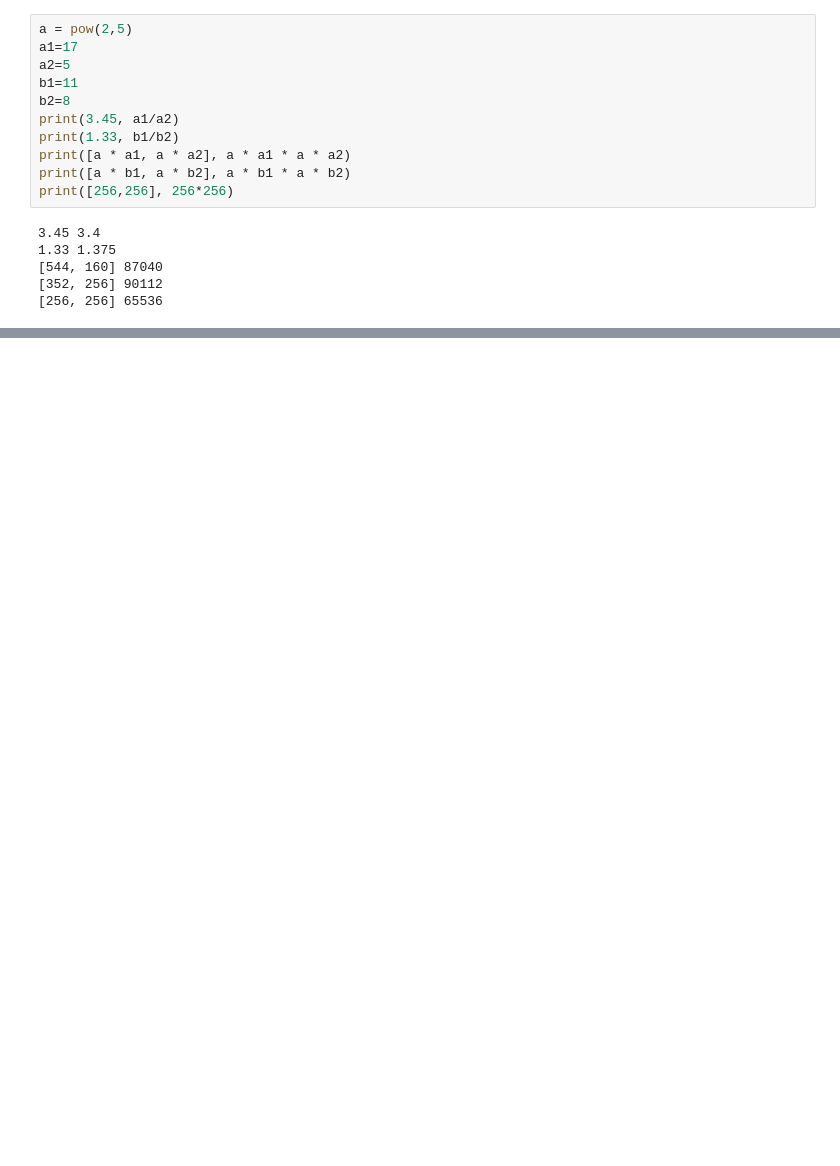
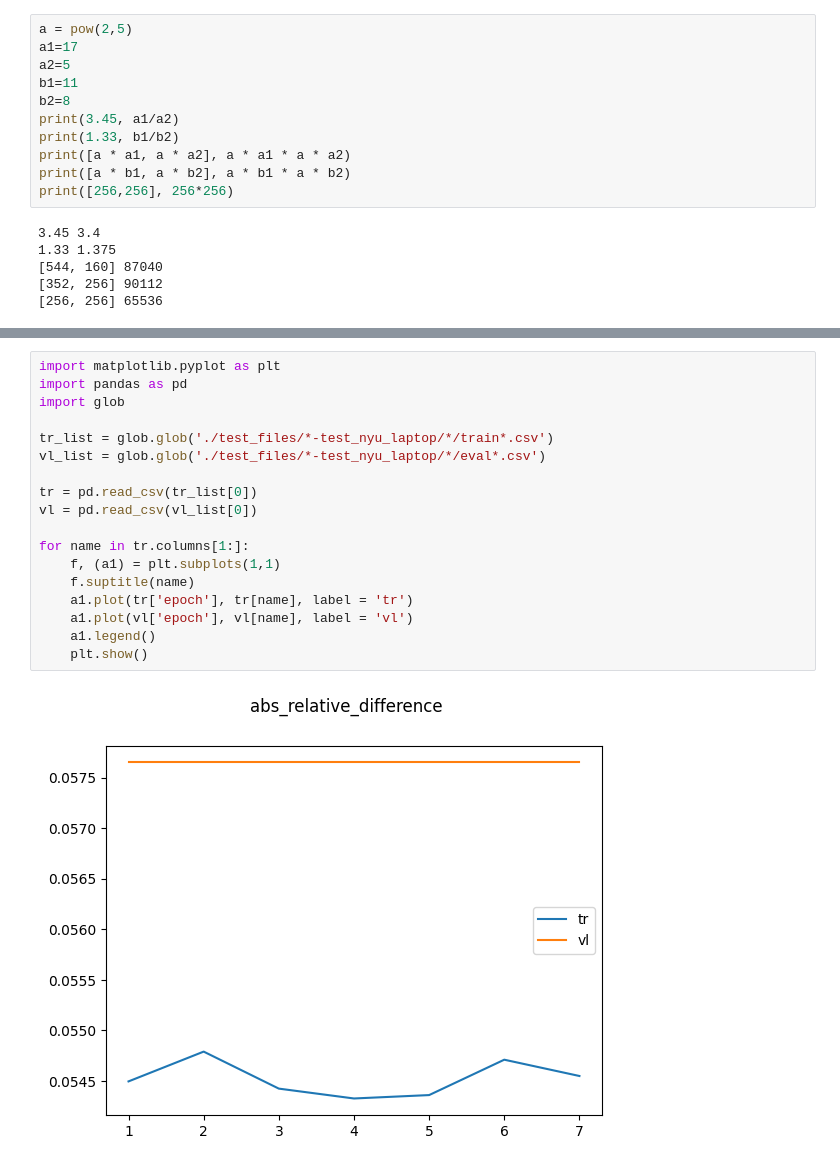
Before and after one commit to Mpasiowiec/Estymacja-glebi-na-podstawie-pojedynczego-zdejcia, a Jupyter notebook: quick_check.ipynb, the cells around one changed output, grey strips where cells are left out. Drawn from its saved outputs; the diff is of its cells as text; blank space fills up the shorter version.

```diff
--- a/quick_check.ipynb
+++ b/quick_check.ipynb
@@ -533,0 +328,20 @@ print([256,256], 256*256)
+# %%
+import matplotlib.pyplot as plt
+import pandas as pd
+import glob
+
+tr_list = glob.glob('./test_files/*-test_nyu_laptop/*/train*.csv')
+vl_list = glob.glob('./test_files/*-test_nyu_laptop/*/eval*.csv')
+
+tr = pd.read_csv(tr_list[0])
+vl = pd.read_csv(vl_list[0])
+
+for name in tr.columns[1:]:
+    f, (a1) = plt.subplots(1,1)
+    f.suptitle(name)
+    a1.plot(tr['epoch'], tr[name], label = 'tr')
+    a1.plot(vl['epoch'], vl[name], label = 'vl')
+    a1.legend()
+    plt.show()
+# %% [output]
+[figure, added]
```
Also changed, not shown: parts of 11 cells of this notebook, 21 other files.
